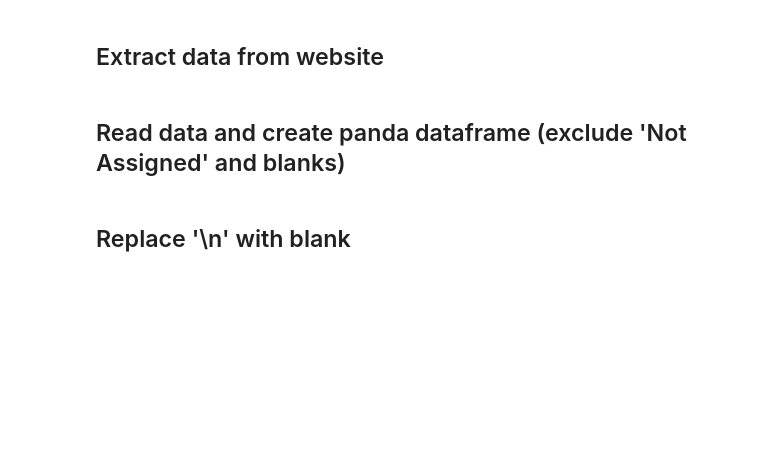
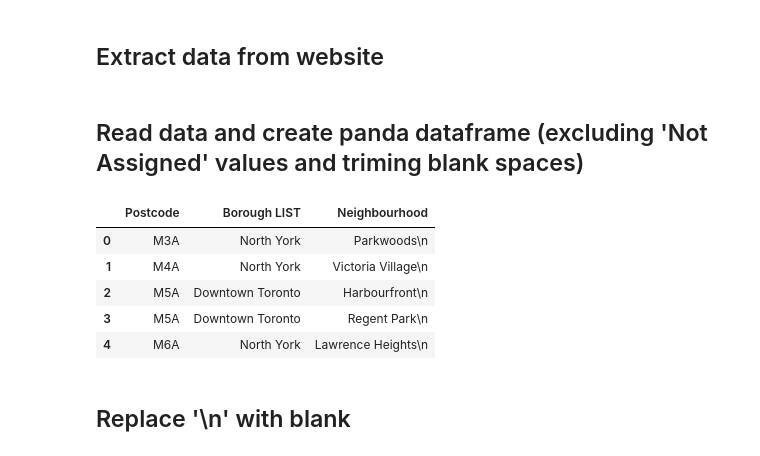
Before and after one commit to arielsoler/Coursera_Capstone, a Jupyter notebook: Segmenting and Clustering Neighborhoods in Toronto.ipynb, the cells around one changed output. Saved outputs shown, nothing was run; the diff lists cells and outputs as text; code cells hidden in the pictures; blank space fills up the shorter version.

```diff
--- a/Segmenting and Clustering Neighborhoods in Toronto.ipynb
+++ b/Segmenting and Clustering Neighborhoods in Toronto.ipynb
@@ -23,7 +23,7 @@ soup=BeautifulSoup(source,'lxml')
 table = soup.find('table')
 rows = table.tbody.tr
 # %% [markdown]
-## Read data and create panda dataframe (exclude 'Not Assigned' and blanks)
+## Read data and create panda dataframe (excluding 'Not Assigned' values and triming blank spaces)
 # %%
 tpd = pd.DataFrame(columns=['Postcode','Borough LIST','Neighbourhood'])
 
@@ -31,33 +31,42 @@ x = 1
 Postcode=''
 Borough=''
 Neighbourhood=''
 
 for rows in table.find_all('td'):
 
     row = rows.text
     if x == 1:
         Postcode=row
 
     if x == 2:
         Borough=row
 
     if x == 3:
         Neighbourhood=row
 
     x = x + 1
 
     if x > 3:
 
         if Borough.strip() != 'Not assigned':
 
             if Neighbourhood.strip() =='Not assigned':
                 Neighbourhood=Borough
             tpd = tpd.append({'Postcode': Postcode, 'Borough LIST': Borough, 'Neighbourhood': Neighbourhood}, ignore_index=True)
 
         x=1
         Postcode=''
         Borough=''
         Neighbourhood=''
+
+tpd.head()
+# %% [output]
+|  | Postcode | Borough LIST | Neighbourhood |
+| 0 | M3A | North York | Parkwoods\n |
+| 1 | M4A | North York | Victoria Village\n |
+| 2 | M5A | Downtown Toronto | Harbourfront\n |
+| 3 | M5A | Downtown Toronto | Regent Park\n |
+| 4 | M6A | North York | Lawrence Heights\n |
 # %% [markdown]
 ## Replace '\n' with blank
 # %%
```
Also changed, not shown: parts of 11 cells of this notebook.
